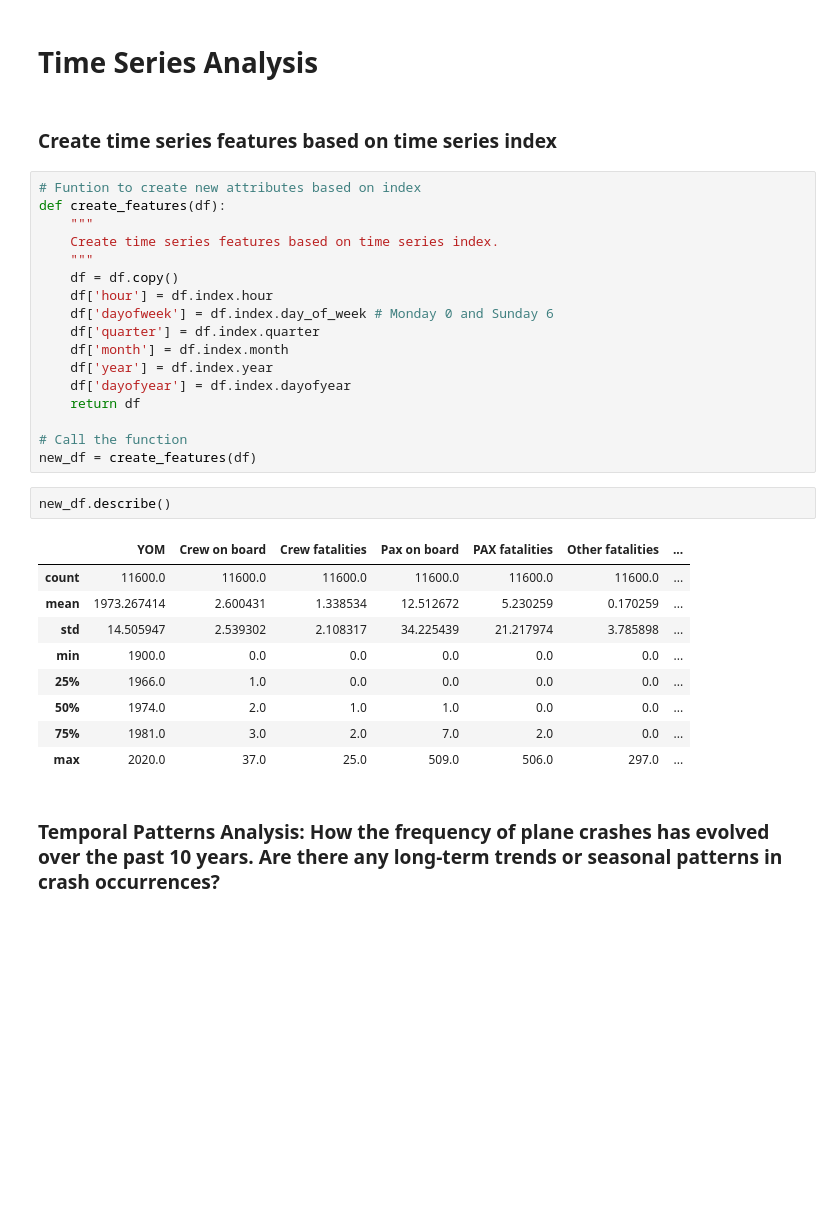
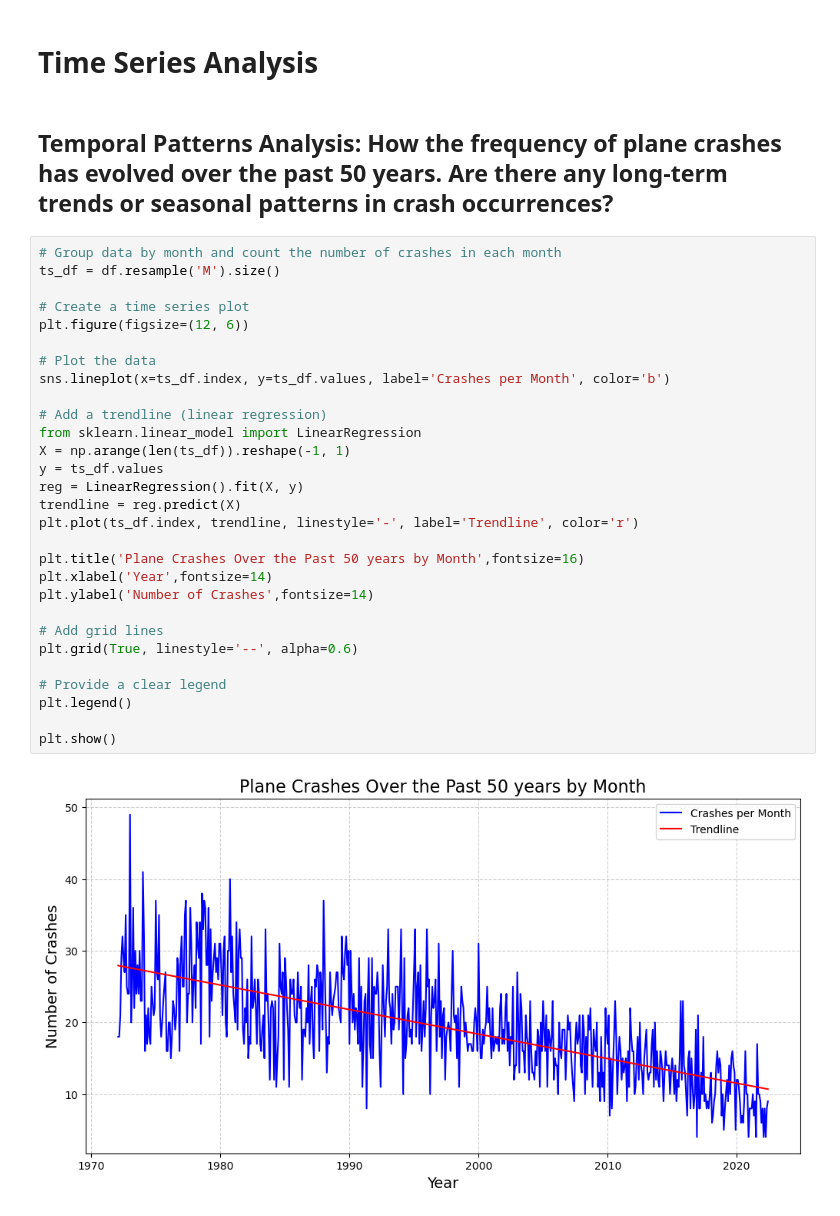
Before and after one commit to heitorgaf/Machine-Learning-for-Business, a Jupyter notebook: MLBus_HDipData_CA1.ipynb, the cells around one changed output. Drawn from its saved outputs; the diff is of its cells as text; blank space fills up the shorter version.

```diff
--- a/MLBus_HDipData_CA1.ipynb
+++ b/MLBus_HDipData_CA1.ipynb
@@ -314,35 +324,35 @@ df.shape
 # %% [markdown]
 # Time Series Analysis
-# %% [markdown]
-### Create time series features based on time series index
-# %%
-# Funtion to create new attributes based on index
-def create_features(df):
-    """
-    Create time series features based on time series index.
-    """
-    df = df.copy()
-    df['hour'] = df.index.hour
-    df['dayofweek'] = df.index.day_of_week # Monday 0 and Sunday 6
-    df['quarter'] = df.index.quarter
-    df['month'] = df.index.month
-    df['year'] = df.index.year
-    df['dayofyear'] = df.index.dayofyear
-    return df
-
-# Call the function
-new_df = create_features(df)
-# %%
-new_df.describe()
-# %% [output]
-|  | YOM | Crew on board | Crew fatalities | Pax on board | PAX fatalities | Other fatalities | ... |
-| count | 11600.0 | 11600.0 | 11600.0 | 11600.0 | 11600.0 | 11600.0 | ... |
-| mean | 1973.267414 | 2.600431 | 1.338534 | 12.512672 | 5.230259 | 0.170259 | ... |
-| std | 14.505947 | 2.539302 | 2.108317 | 34.225439 | 21.217974 | 3.785898 | ... |
-| min | 1900.0 | 0.0 | 0.0 | 0.0 | 0.0 | 0.0 | ... |
-| 25% | 1966.0 | 1.0 | 0.0 | 0.0 | 0.0 | 0.0 | ... |
-| 50% | 1974.0 | 2.0 | 1.0 | 1.0 | 0.0 | 0.0 | ... |
-| 75% | 1981.0 | 3.0 | 2.0 | 7.0 | 2.0 | 0.0 | ... |
-| max | 2020.0 | 37.0 | 25.0 | 509.0 | 506.0 | 297.0 | ... |
 # %% [markdown]
-### Temporal Patterns Analysis: How the frequency of plane crashes has evolved over the past 10 years. Are there any long-term trends or seasonal patterns in crash occurrences?
+## Temporal Patterns Analysis: How the frequency of plane crashes has evolved over the past 50 years. Are there any long-term trends or seasonal patterns in crash occurrences?
+# %%
+# Group data by month and count the number of crashes in each month
+ts_df = df.resample('M').size()
+
+# Create a time series plot
+plt.figure(figsize=(12, 6))
+
+# Plot the data
+sns.lineplot(x=ts_df.index, y=ts_df.values, label='Crashes per Month', color='b')
+
+# Add a trendline (linear regression)
+from sklearn.linear_model import LinearRegression
+X = np.arange(len(ts_df)).reshape(-1, 1)
+y = ts_df.values
+reg = LinearRegression().fit(X, y)
+trendline = reg.predict(X)
+plt.plot(ts_df.index, trendline, linestyle='-', label='Trendline', color='r')
+
+plt.title('Plane Crashes Over the Past 50 years by Month',fontsize=16)
+plt.xlabel('Year',fontsize=14)
+plt.ylabel('Number of Crashes',fontsize=14)
+
+# Add grid lines
+plt.grid(True, linestyle='--', alpha=0.6)
+
+# Provide a clear legend
+plt.legend()
+
+plt.show()
+# %% [output]
+[figure, added]
```
Also changed, not shown: parts of 60 cells of this notebook, 1 other file.
